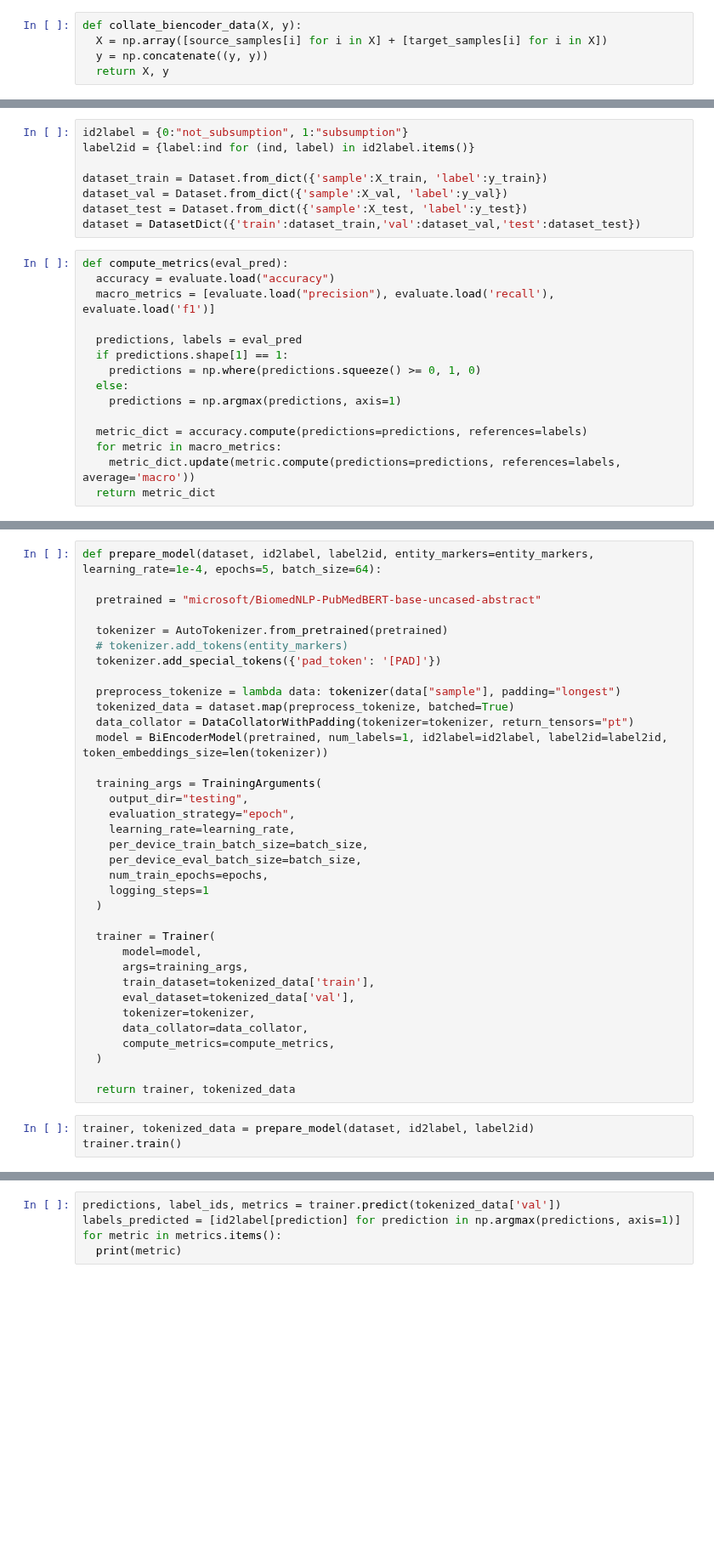
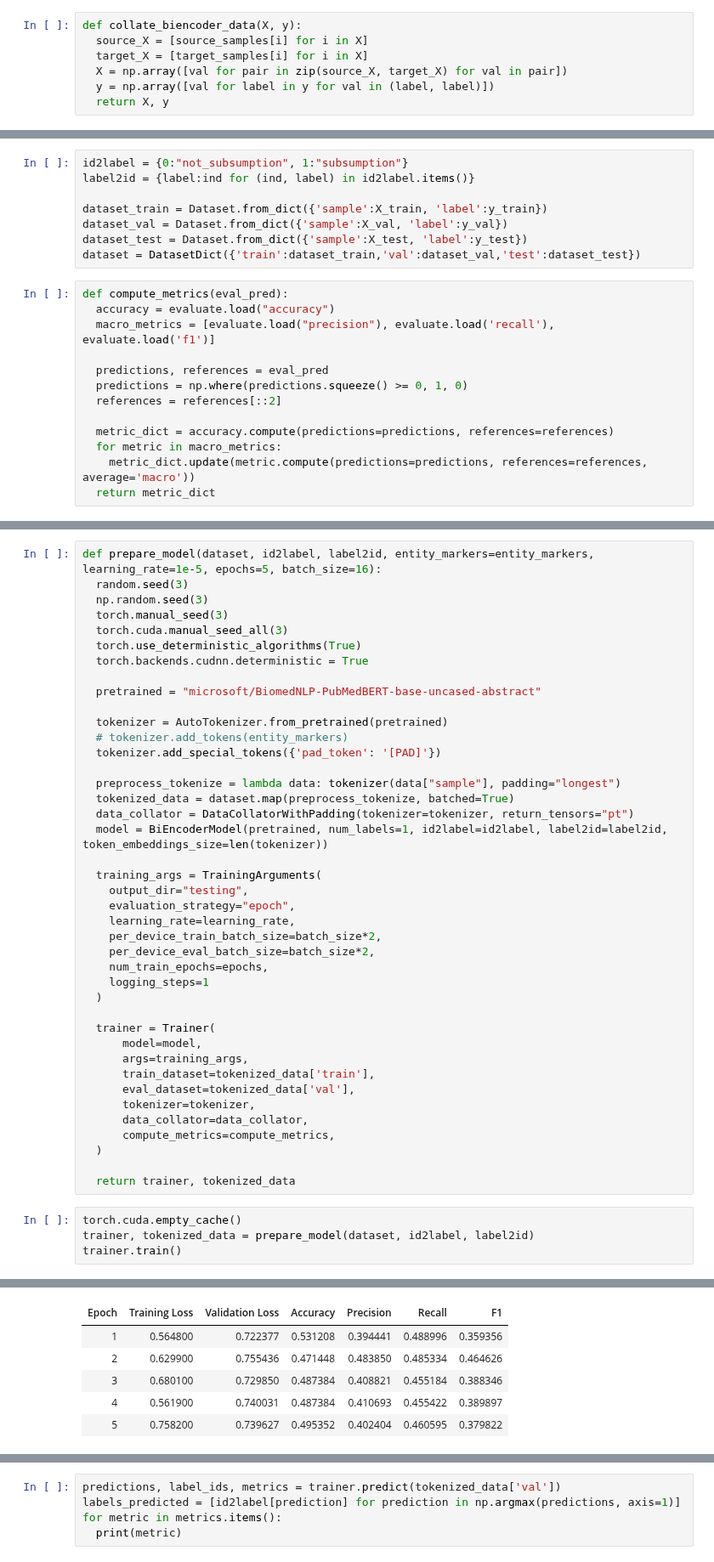
Before and after one commit to stellaevat/ontology-mapping, a Jupyter notebook: colabs/bi_encoder.ipynb, the cells around one changed output, grey strips where cells are left out. Shown at 85% size. Drawn from its saved outputs; the diff is of its cells as text; blank space fills up the shorter version.

```diff
--- a/colabs/bi_encoder.ipynb
+++ b/colabs/bi_encoder.ipynb
@@ -136,8 +137,10 @@ def generate_labelled_biencoder_samples(subs, negsubs, source_onto, target_onto)
   return source_samples, target_samples, labels
 # %%
 def collate_biencoder_data(X, y):
-  X = np.array([source_samples[i] for i in X] + [target_samples[i] for i in X])
-  y = np.concatenate((y, y))
+  source_X = [source_samples[i] for i in X]
+  target_X = [target_samples[i] for i in X]
+  X = np.array([val for pair in zip(source_X, target_X) for val in pair])
+  y = np.array([val for label in y for val in (label, label)])
   return X, y
 # %%
 source_samples, target_samples, labels = generate_labelled_biencoder_samples(subs_doid2ncit, neg_subs_doid2ncit, doid, ncit)
@@ -175,14 +178,12 @@ def compute_metrics(eval_pred):
   accuracy = evaluate.load("accuracy")
   macro_metrics = [evaluate.load("precision"), evaluate.load('recall'), evaluate.load('f1')]
 
-  predictions, labels = eval_pred
-  if predictions.shape[1] == 1:
-    predictions = np.where(predictions.squeeze() >= 0, 1, 0)
-  else:
-    predictions = np.argmax(predictions, axis=1)
+  predictions, references = eval_pred
+  predictions = np.where(predictions.squeeze() >= 0, 1, 0)
+  references = references[::2]
 
-  metric_dict = accuracy.compute(predictions=predictions, references=labels)
+  metric_dict = accuracy.compute(predictions=predictions, references=references)
   for metric in macro_metrics:
-    metric_dict.update(metric.compute(predictions=predictions, references=labels, average='macro'))
+    metric_dict.update(metric.compute(predictions=predictions, references=references, average='macro'))
   return metric_dict
 # %%
@@ -285,5 +253,11 @@ class BiEncoderModel(torch.nn.Module):
 # %%
-def prepare_model(dataset, id2label, label2id, entity_markers=entity_markers, learning_rate=1e-4, epochs=5, batch_size=64):
+def prepare_model(dataset, id2label, label2id, entity_markers=entity_markers, learning_rate=1e-5, epochs=5, batch_size=16):
+  random.seed(3)
+  np.random.seed(3)
+  torch.manual_seed(3)
+  torch.cuda.manual_seed_all(3)
+  torch.use_deterministic_algorithms(True)
+  torch.backends.cudnn.deterministic = True
 
   pretrained = "microsoft/BiomedNLP-PubMedBERT-base-uncased-abstract"
 
@@ -300,8 +274,8 @@ def prepare_model(dataset, id2label, label2id, entity_markers=entity_markers, le
     output_dir="testing",
     evaluation_strategy="epoch",
     learning_rate=learning_rate,
-    per_device_train_batch_size=batch_size,
-    per_device_eval_batch_size=batch_size,
+    per_device_train_batch_size=batch_size*2,
+    per_device_eval_batch_size=batch_size*2,
     num_train_epochs=epochs,
     logging_steps=1
   )
@@ -318,6 +292,7 @@ def prepare_model(dataset, id2label, label2id, entity_markers=entity_markers, le
 
   return trainer, tokenized_data
 # %%
+torch.cuda.empty_cache()
 trainer, tokenized_data = prepare_model(dataset, id2label, label2id)
 trainer.train()
 # %% [output]
@@ -325,0 +301,6 @@ RuntimeError: ignored
+| Epoch | Training Loss | Validation Loss | Accuracy | Precision | Recall | F1 |
+| 1 | 0.564800 | 0.722377 | 0.531208 | 0.394441 | 0.488996 | 0.359356 |
+| 2 | 0.629900 | 0.755436 | 0.471448 | 0.483850 | 0.485334 | 0.464626 |
+| 3 | 0.680100 | 0.729850 | 0.487384 | 0.408821 | 0.455184 | 0.388346 |
+| 4 | 0.561900 | 0.740031 | 0.487384 | 0.410693 | 0.455422 | 0.389897 |
+| 5 | 0.758200 | 0.739627 | 0.495352 | 0.402404 | 0.460595 | 0.379822 |
```
Also changed, not shown: parts of 4 cells of this notebook.
